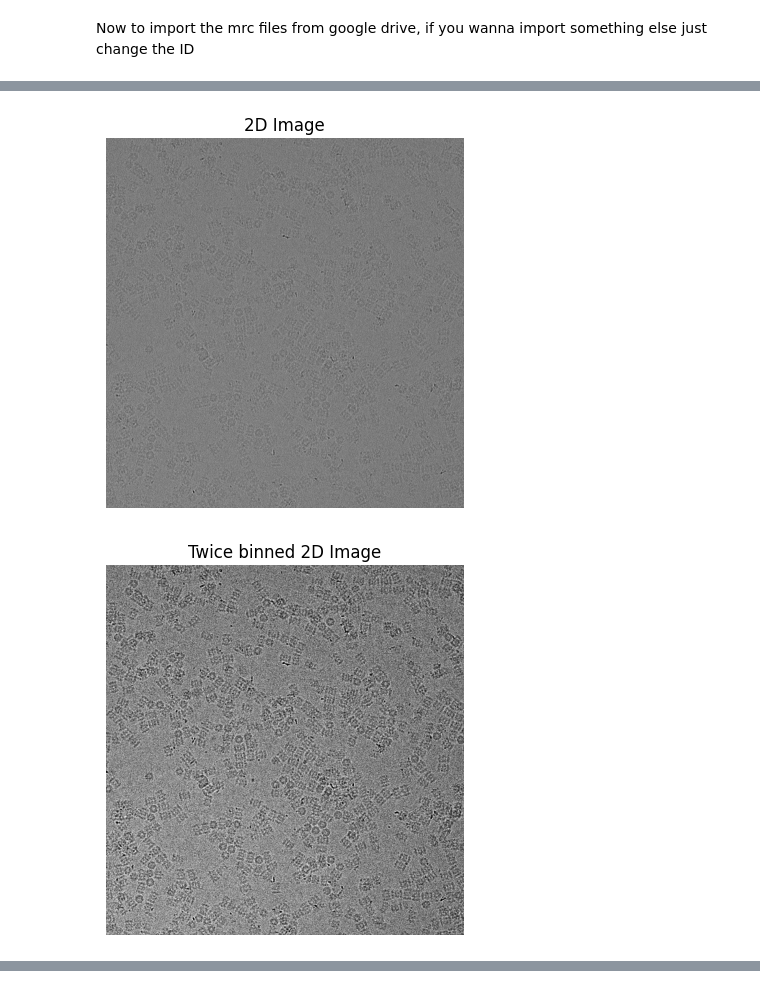
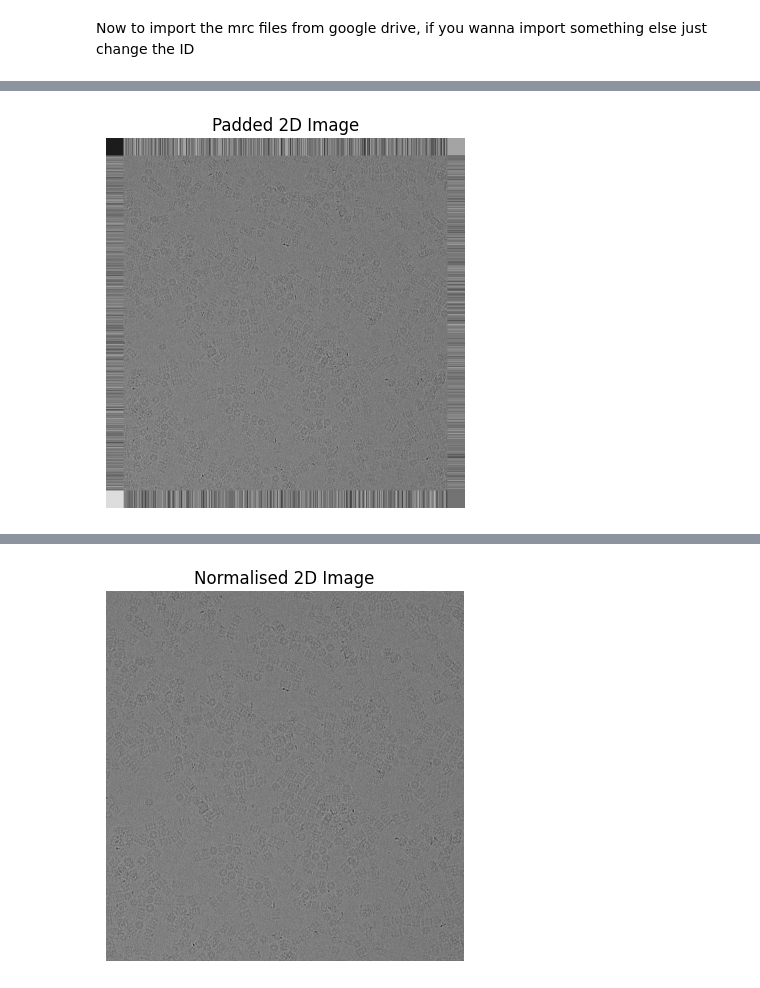
Before and after one commit to jadstronaute/Projet_GPI_JE, a Jupyter notebook: GPI.ipynb, the cells around one changed output, grey strips where cells are left out. Cells and saved outputs as stored; diff of their text form; code cells hidden in the pictures.

```diff
--- a/GPI.ipynb
+++ b/GPI.ipynb
@@ -184,37 +238,5 @@ Detected: single 2D image
 # %%
-data
-plt.imshow(data, cmap='gray', vmin=vmin, vmax=vmax)
-plt.title("2D Image")
-plt.axis('off')
-plt.show()
 
-def bin_image(image, bin_size):
-    """
-    Performs binning (spatial downsampling) on an image.
-
-    Args:
-        image: Input image as numpy array
-        bin_size: Size of the bin (e.g., 2 for 2x2 binning)
-
-    Returns:
-        Binned image with reduced resolution
-    """
-    h, w = image.shape
-    # Calculate new dimensions
-    new_h = h // bin_size
-    new_w = w // bin_size
-
-    # Reshape and compute mean of each bin
-    binned = image[:new_h*bin_size, :new_w*bin_size].reshape(new_h, bin_size, new_w, bin_size)
-    binned = binned.mean(axis=(1, 3)).astype(np.uint8)
-
-    return binned
-
-binned_data = bin_image(data, 4)
-plt.imshow(bin_image(data, 4), cmap='gray', vmin=np.percentile(binned_data, 5), vmax=np.percentile(binned_data, 95))
-plt.title("Twice binned 2D Image")
-plt.axis('off')
-plt.show()
 
 def apply_padding(img, pad_width, mode='constant', constant_value=255):
     """
@@ -223,47 +245,33 @@ def apply_padding(img, pad_width, mode='constant', constant_value=255):
     Parameters:
     -----------
     img : ndarray
         Input image
     pad_width : int or tuple
         Number of pixels to pad on each side
     mode : str
         Padding mode: 'constant', 'edge', 'reflect', 'wrap'
     constant_value : int
         Value used for constant padding
 
     Returns:
     --------
     padded : ndarray
         Padded image
     """
     if isinstance(pad_width, int):
         pad_width = ((pad_width, pad_width), (pad_width, pad_width))
 
     if mode == 'constant':
         padded = np.pad(img, pad_width, mode='constant', constant_values=constant_value)
     else:
         padded = np.pad(img, pad_width, mode=mode)
 
     return padded
 
-padded_data = apply_padding(data, 400)
-plt.imshow(padded_data, cmap='gray', vmin=np.percentile(padded_data, 5), vmax=np.percentile(padded_data, 95))
+padded_data = apply_padding(data, 400, 'edge')
+plt.imshow(padded_data, cmap='gray', vmin=np.percentile(data, 5), vmax=np.percentile(data, 95))
 plt.title("Padded 2D Image")
 plt.axis('off')
 plt.show()
-
-
-normalised_data = data / data.max()
-plt.imshow(normalised_data, cmap='gray', vmin=np.percentile(normalised_data, 5), vmax=np.percentile(normalised_data, 95))
-plt.title("Normalised 2D Image")
-plt.axis('off')
-plt.show()
-
-normalised_binned_data = binned_data / binned_data.max()
-plt.imshow(normalised_binned_data, cmap='gray', vmin=np.percentile(normalised_binned_data, 5), vmax=np.percentile(normalised_binned_data, 95))
-plt.title("Normalised 2D Image")
-plt.axis('off')
-plt.show()
 # %% [output]
-[figure, old version]
+[figure, new version]
-[figure, removed]
@@ -272,0 +278,9 @@ plt.show()
+# %%
+
+normalised_data = data / data.max()
+plt.imshow(normalised_data, cmap='gray', vmin=np.percentile(normalised_data, 5), vmax=np.percentile(normalised_data, 95))
+plt.title("Normalised 2D Image")
+plt.axis('off')
+plt.show()
+# %% [output]
+[figure, added]
```
Also changed, not shown: parts of 8 cells of this notebook.
